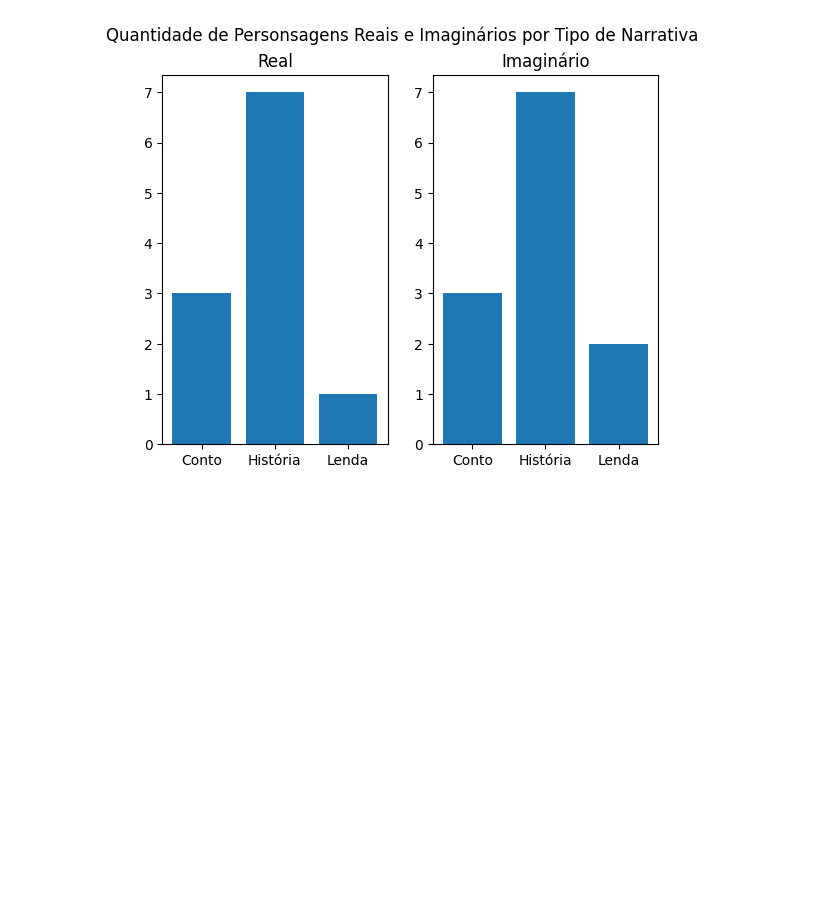
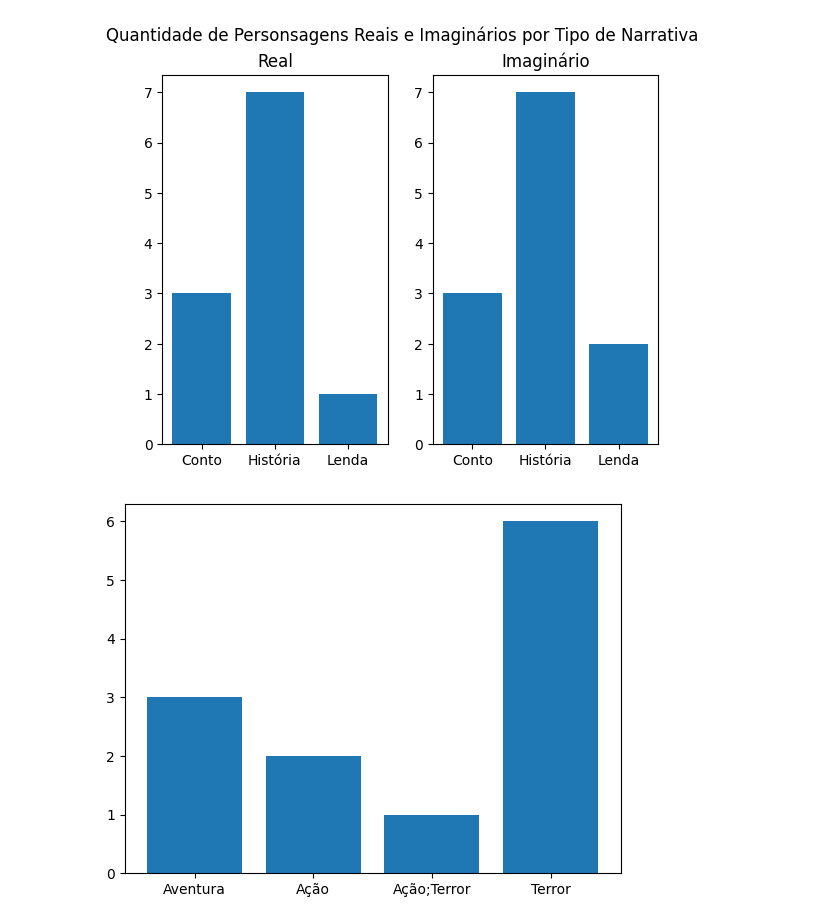
Before and after one commit to brunogomesifrn/pp23narrativas, a Jupyter notebook: temp/analise/exemplo.ipynb, the cells around one changed output. Cells and saved outputs as stored; diff of their text form; code cells hidden in the pictures; blank space fills up the shorter version.

```diff
--- a/temp/analise/exemplo.ipynb
+++ b/temp/analise/exemplo.ipynb
@@ -81,3 +81,12 @@ plt.show()
 # %% [output]
 <Figure size 1500x500 with 0 Axes>
 [figure]
+# %%
+import matplotlib.pyplot as plt
+
+y = narrativas.groupby('Estilos')['Estilos'].count().values
+x = narrativas.groupby('Estilos')['Estilos'].count().index
+plt.bar(x,y)
+plt.show()
+# %% [output]
+[figure, added]
```
Also changed, not shown: parts of 7 cells of this notebook, 1 other file.
